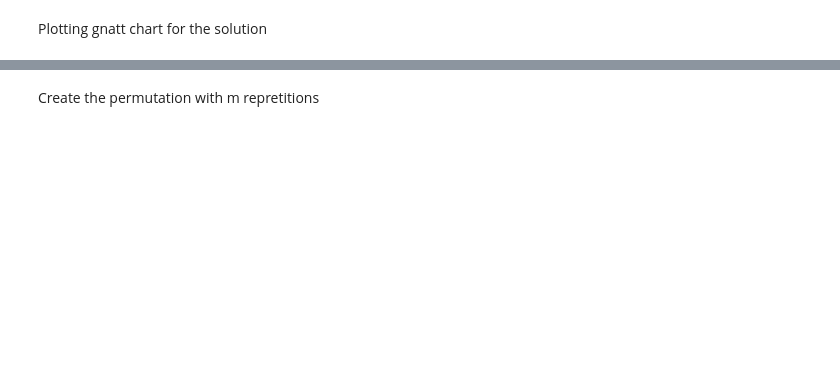
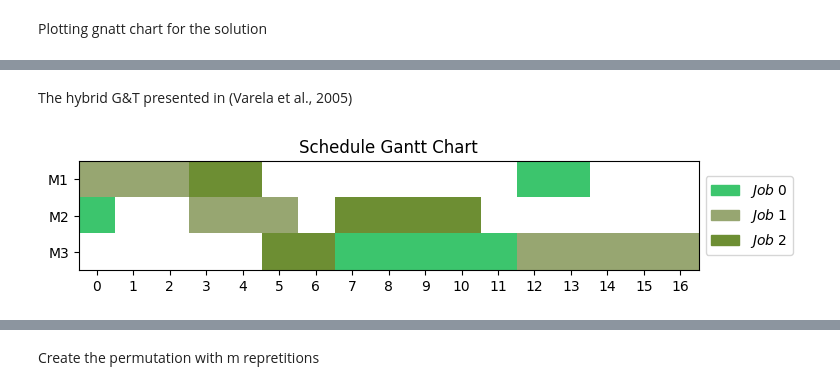
Before and after one commit to B-Moritz/QGA_JSSP, a Jupyter notebook: lab/operation_based_representation.ipynb, the cells around one changed output, grey strips where cells are left out. Cells and saved outputs as stored; diff of their text form; code cells hidden in the pictures; blank space fills up the shorter version.

```diff
--- a/lab/operation_based_representation.ipynb
+++ b/lab/operation_based_representation.ipynb
@@ -156,0 +142,2 @@ array([[[2, 3, 1],
+# %% [markdown]
+The  hybrid G&T presented in (Varela et al., 2005)
@@ -156,0 +205,4 @@ array([[[2, 3, 1],
+# %%
+plot_gnatt_chart(operation_list)
+# %% [output]
+[figure, added]
```
Also changed, not shown: parts of 14 cells of this notebook, 10 other files.
